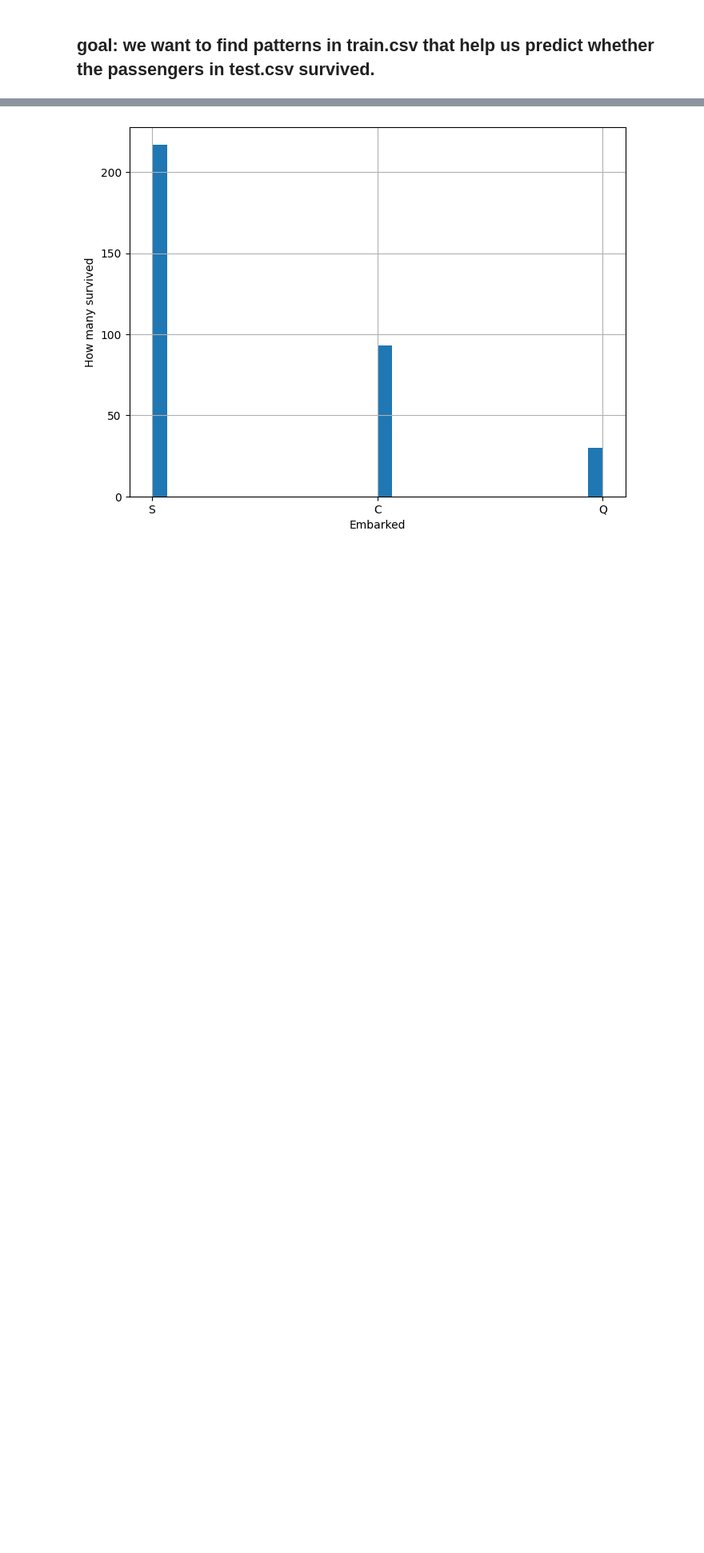
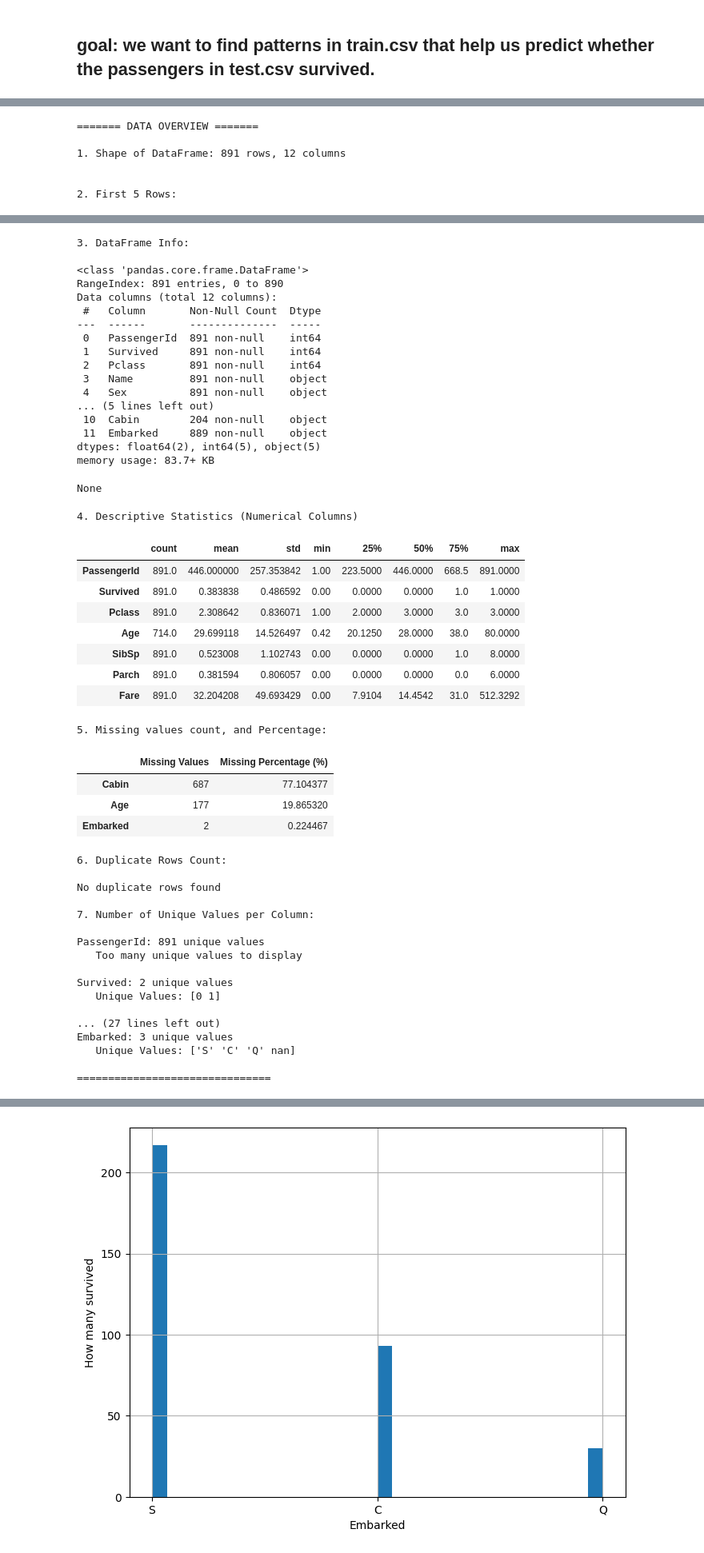
Before and after one commit to joshmatni/Kaggle-titanic, a Jupyter notebook: titanic-data-analysis.ipynb, the cells around one changed output, grey strips where cells are left out. Shown: that part at 80% size. Saved outputs shown, nothing was run; the diff lists cells and outputs as text; code cells hidden in the pictures; blank space fills up the shorter version.

Commit message:
data overview func

```diff
--- a/titanic-data-analysis.ipynb
+++ b/titanic-data-analysis.ipynb
@@ -69,0 +80,10 @@ dtype: int64
+# %%
+# check the basic info about dataset
+data_overview(train_data)
+# %% [output]
+======= DATA OVERVIEW =======
+
+1. Shape of DataFrame: 891 rows, 12 columns
+
+
+2. First 5 Rows:
@@ -69,0 +96,49 @@ dtype: int64
+3. DataFrame Info:
+
+<class 'pandas.core.frame.DataFrame'>
+RangeIndex: 891 entries, 0 to 890
+Data columns (total 12 columns):
+ #   Column       Non-Null Count  Dtype
+---  ------       --------------  -----
+ 0   PassengerId  891 non-null    int64
+ 1   Survived     891 non-null    int64
+ 2   Pclass       891 non-null    int64
+ 3   Name         891 non-null    object
+ 4   Sex          891 non-null    object
+... (5 lines left out)
+ 10  Cabin        204 non-null    object
+ 11  Embarked     889 non-null    object
+dtypes: float64(2), int64(5), object(5)
+memory usage: 83.7+ KB
+None
+4. Descriptive Statistics (Numerical Columns)
+|  | count | mean | std | min | 25% | 50% | 75% | max |
+| PassengerId | 891.0 | 446.000000 | 257.353842 | 1.00 | 223.5000 | 446.0000 | 668.5 | 891.0000 |
+| Survived | 891.0 | 0.383838 | 0.486592 | 0.00 | 0.0000 | 0.0000 | 1.0 | 1.0000 |
+| Pclass | 891.0 | 2.308642 | 0.836071 | 1.00 | 2.0000 | 3.0000 | 3.0 | 3.0000 |
+| Age | 714.0 | 29.699118 | 14.526497 | 0.42 | 20.1250 | 28.0000 | 38.0 | 80.0000 |
+| SibSp | 891.0 | 0.523008 | 1.102743 | 0.00 | 0.0000 | 0.0000 | 1.0 | 8.0000 |
+| Parch | 891.0 | 0.381594 | 0.806057 | 0.00 | 0.0000 | 0.0000 | 0.0 | 6.0000 |
+| Fare | 891.0 | 32.204208 | 49.693429 | 0.00 | 7.9104 | 14.4542 | 31.0 | 512.3292 |
+5. Missing values count, and Percentage:
+|  | Missing Values | Missing Percentage (%) |
+| Cabin | 687 | 77.104377 |
+| Age | 177 | 19.865320 |
+| Embarked | 2 | 0.224467 |
+6. Duplicate Rows Count:
+
+No duplicate rows found
+
+7. Number of Unique Values per Column:
+
+PassengerId: 891 unique values
+   Too many unique values to display
+
+Survived: 2 unique values
+   Unique Values: [0 1]
+
+... (27 lines left out)
+Embarked: 3 unique values
+   Unique Values: ['S' 'C' 'Q' nan]
+
+===============================
```
Also changed, not shown: parts of 11 cells of this notebook.
